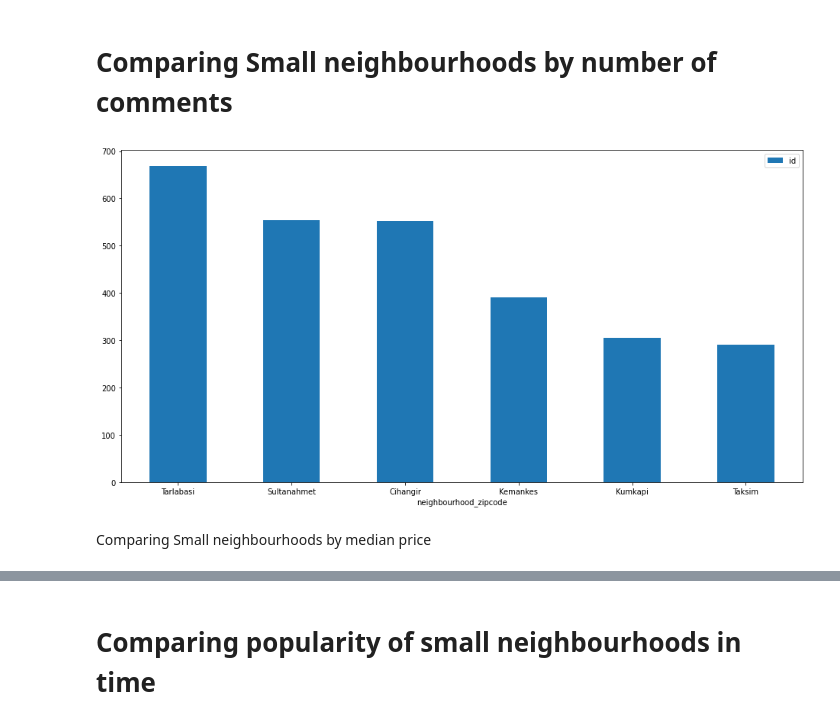
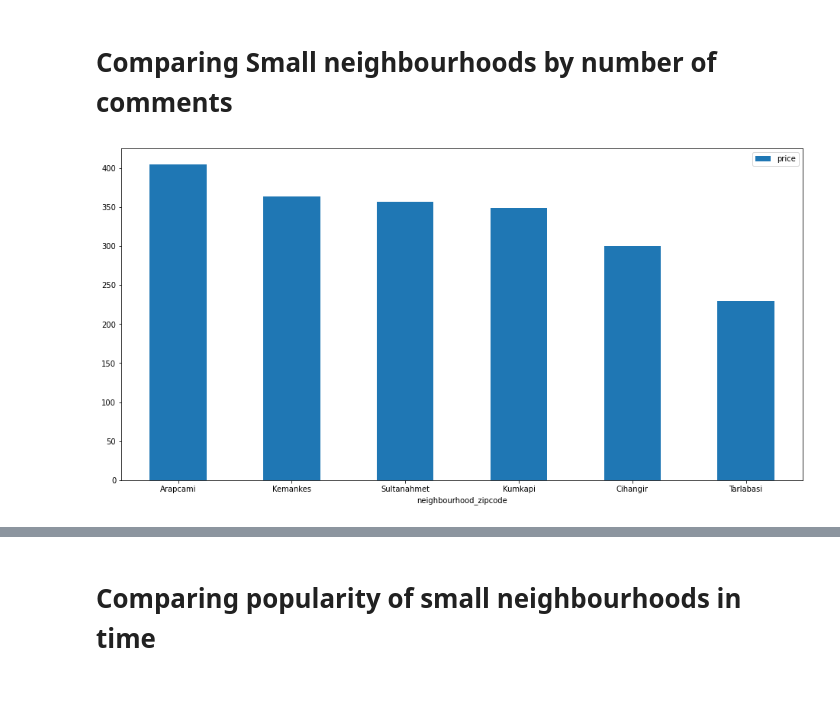
Before and after one commit to OzanGenc/Airbnb-Istanbul-ReviewScorePrediction, a Jupyter notebook: WordCloud.ipynb, the cells around one changed output, grey strips where cells are left out. Drawn from its saved outputs; the diff is of its cells as text; code cells hidden in the pictures; blank space fills up the shorter version.

```diff
--- a/WordCloud.ipynb
+++ b/WordCloud.ipynb
@@ -219,32 +239,31 @@ df_prices_top_neighbourhoods.plot.bar(x='neighbourhood_cleansed', y='price', rot
 # %% [markdown]
 # Comparing Small neighbourhoods by number of comments
 # %%
-df_vis_zip = df_locations.groupby('zipcode').count()
+df_vis_zip = df_locations.groupby('zipcode').median()
+
+
 df_vis_zip = df_vis_zip.reset_index()
-top_neighbourhood_list = df_vis_zip.sort_values(by='id', ascending=False)['zipcode'][:6].to_list()
+
+
+top_neighbourhood_list = df_merged.groupby('zipcode').count().sort_values(by='comments', ascending=False)['comments'].index.to_list()[:6]
+
+
+
 df_vis_zip = df_vis_zip[df_vis_zip['zipcode'].isin(top_neighbourhood_list)]
 
 
 
-top_neighbourhood_list
-
-
 zip_neighbourhood_dict = {'34435': 'Tarlabasi', '34122': 'Sultanahmet', '34433': 'Cihangir',
-                          '34425':'Kemankes', '34130':'Kumkapi', '34437':'Taksim'}
+                          '34421': 'Arapcami', '34425':'Kemankes', '34130':'Kumkapi'}
 
 
 top_neighbourhood_names = list(zip_neighbourhood_dict.values())
 
 
 df_vis_zip['neighbourhood_zipcode'] = df_vis_zip['zipcode'].map(zip_neighbourhood_dict)
 
 
-df_vis_zip = df_vis_zip[df_vis_zip['neighbourhood_zipcode'].isin(top_neighbourhood_names)]
 
-
-
-df_vis_zip.sort_values(by='id', ascending=False).plot.bar(x='neighbourhood_zipcode', y='id', rot=0, figsize=(16,8));
+df_vis_zip.sort_values(by='price', ascending=False).plot.bar(x='neighbourhood_zipcode', y='price', rot=0, figsize=(16,8));
 # %% [output]
-[figure, old version]
+[figure, new version]
-# %% [markdown]
-Comparing Small neighbourhoods by median price
```
Also changed, not shown: parts of 34 cells of this notebook.
